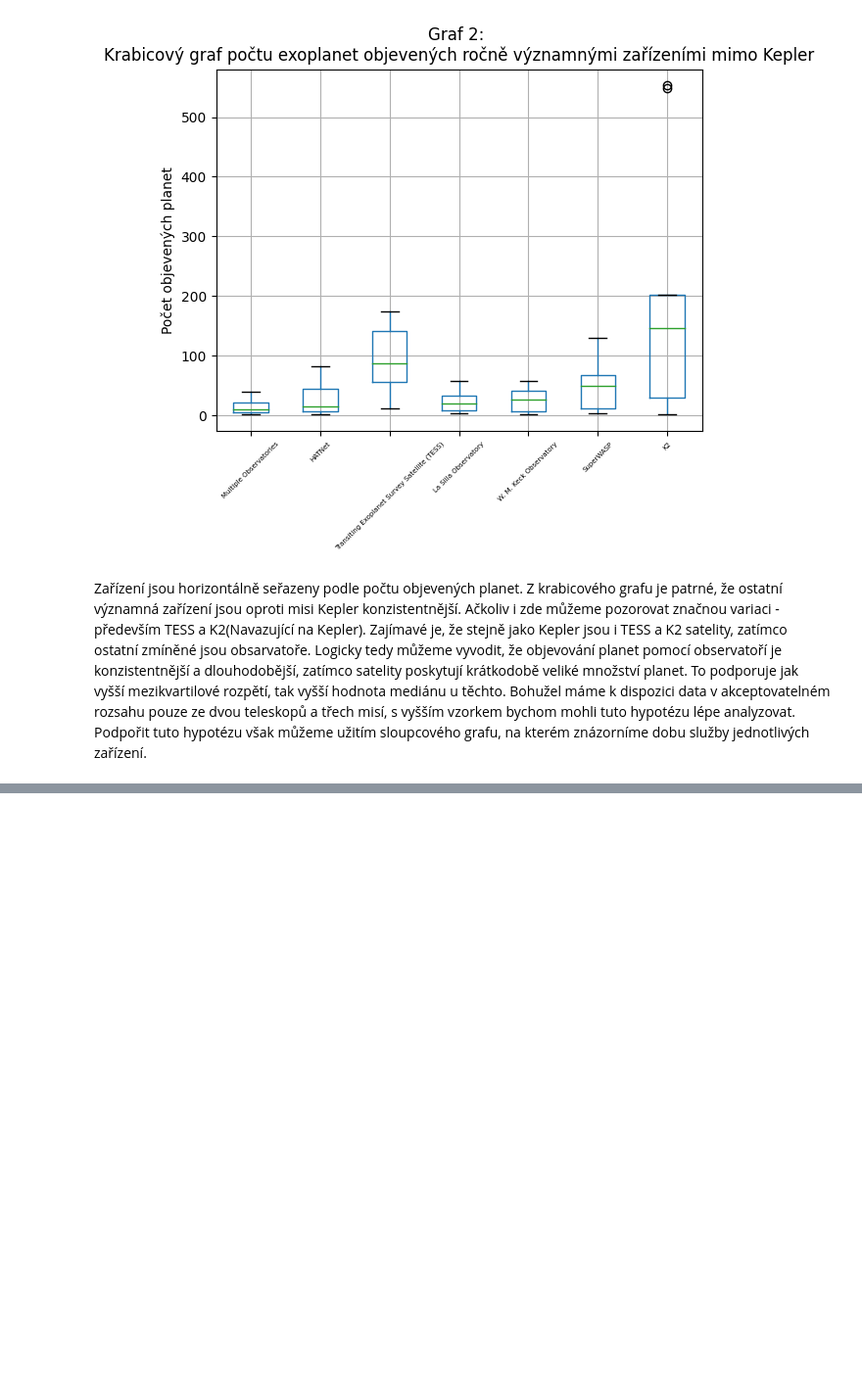
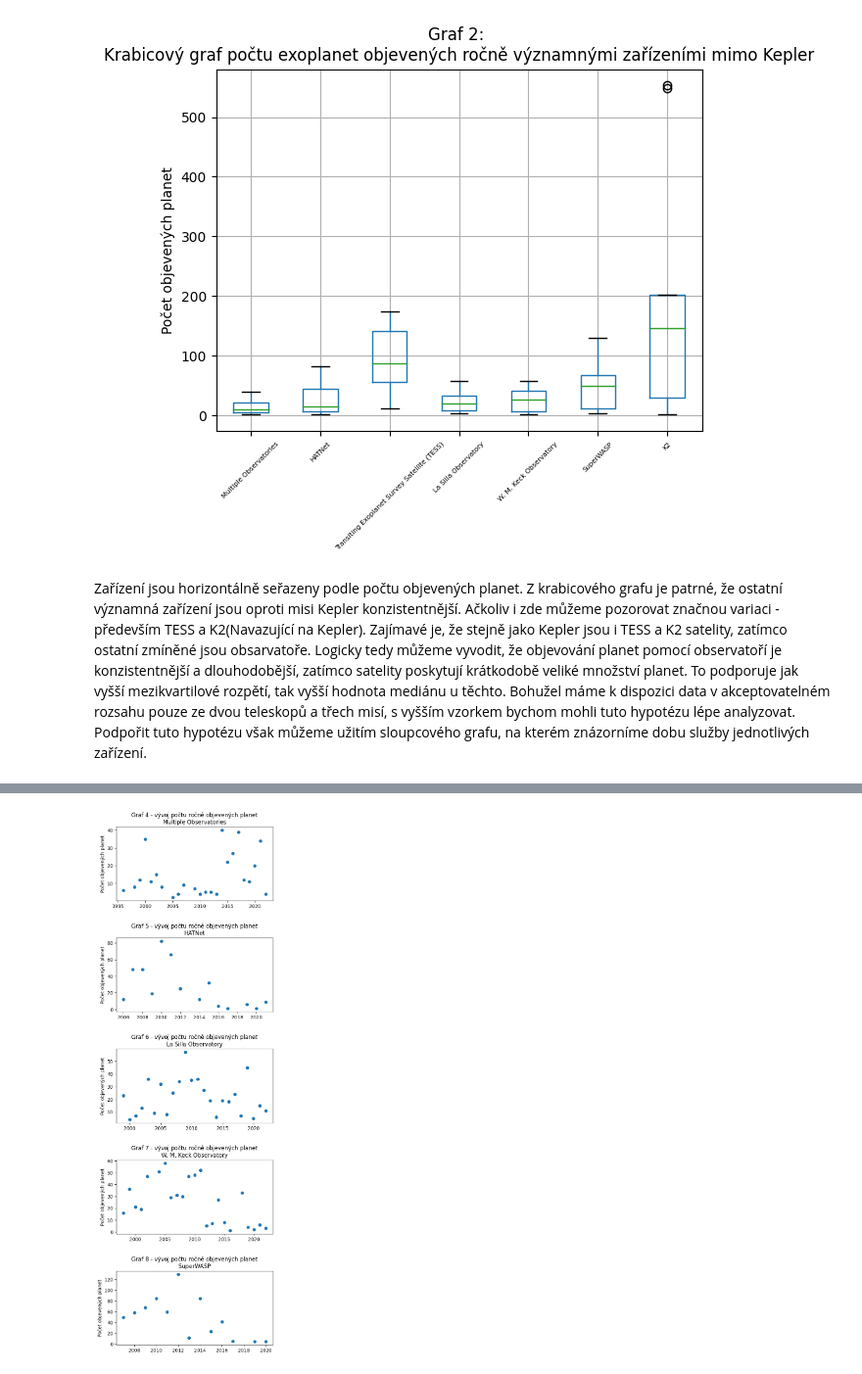
Before and after one commit to jakvitov/exoplanets_statistics, a Jupyter notebook: exoplanet_data_analysis.ipynb, the cells around one changed output, grey strips where cells are left out. Shown at 98% size. Drawn from its saved outputs; the diff is of its cells as text; code cells hidden in the pictures; blank space fills up the shorter version.

```diff
--- a/exoplanet_data_analysis.ipynb
+++ b/exoplanet_data_analysis.ipynb
@@ -242,0 +247,15 @@ Z grafu je patrné, že mezi devíti nejaktivnějšími vědeckými zařízením
+# %%
+observatories = dataset[~(dataset['Discovery Facility'].isin(satelites))];
+observatories = observatories.groupby("Discovery Facility")["Discovery Year"].count().sort_values().tail(5).reset_index();
+fig, ax = plt.subplots(nrows=5, ncols=1, figsize=(6, 4 * 5));
+plt.subplots_adjust(hspace=0.5);
+for i, observatory in enumerate(observatories["Discovery Facility"]):
+    filtered = dataset[dataset["Discovery Facility"] == observatory];
+    filtered = filtered.groupby("Discovery Year")["Planet Name"].count().reset_index();
+    ax[i].scatter(filtered["Discovery Year"], filtered["Planet Name"]);
+    ax[i].set_title("Graf " + str(i + 4) + " - vývoj počtu ročně objevených planet\n" + observatory);
+    ax[i].set_ylabel("Rok objevení");
+    ax[i].set_ylabel("Počet objevených planet");
+plt.show();
+# %% [output]
+[figure, added]
```
Also changed, not shown: parts of 6 cells of this notebook.
